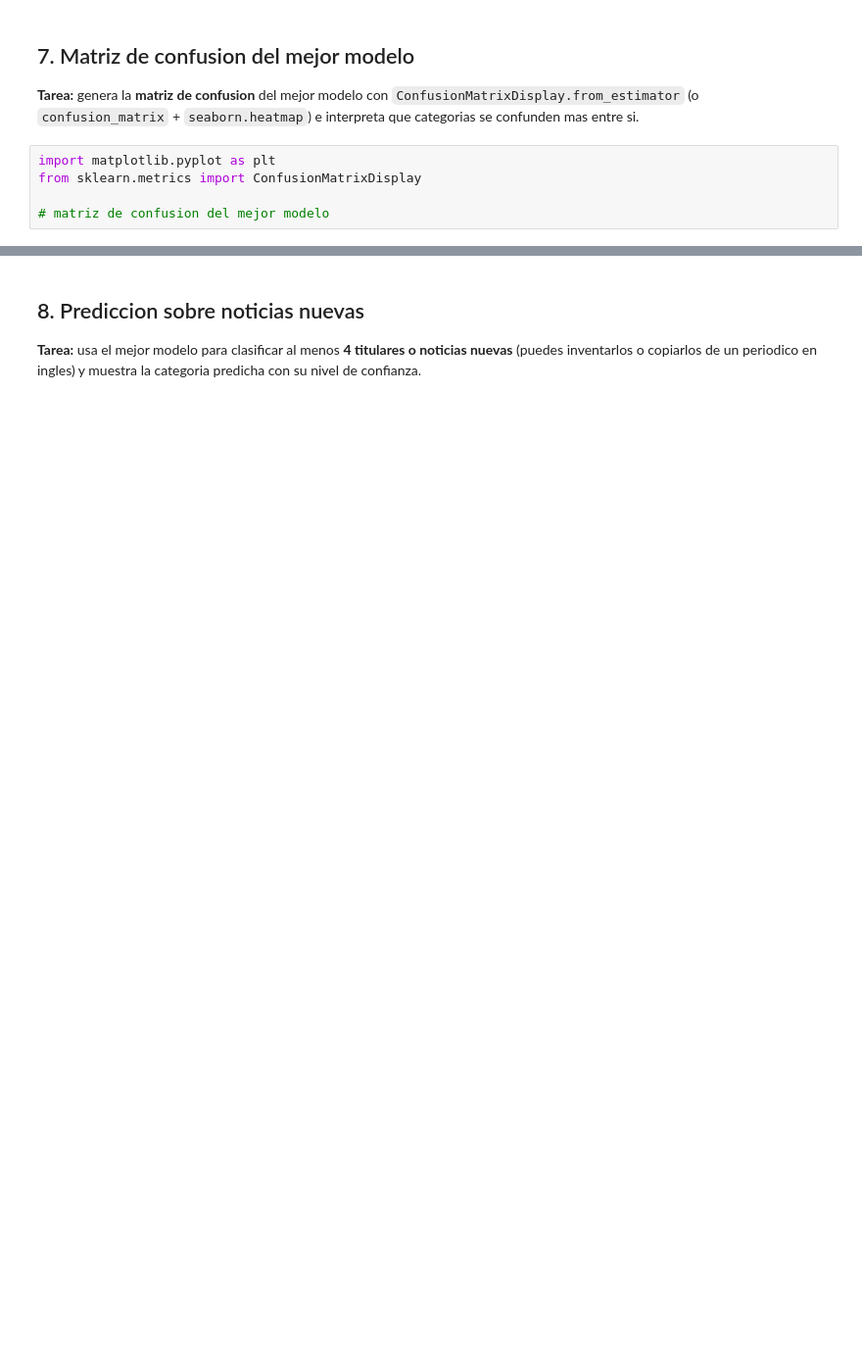
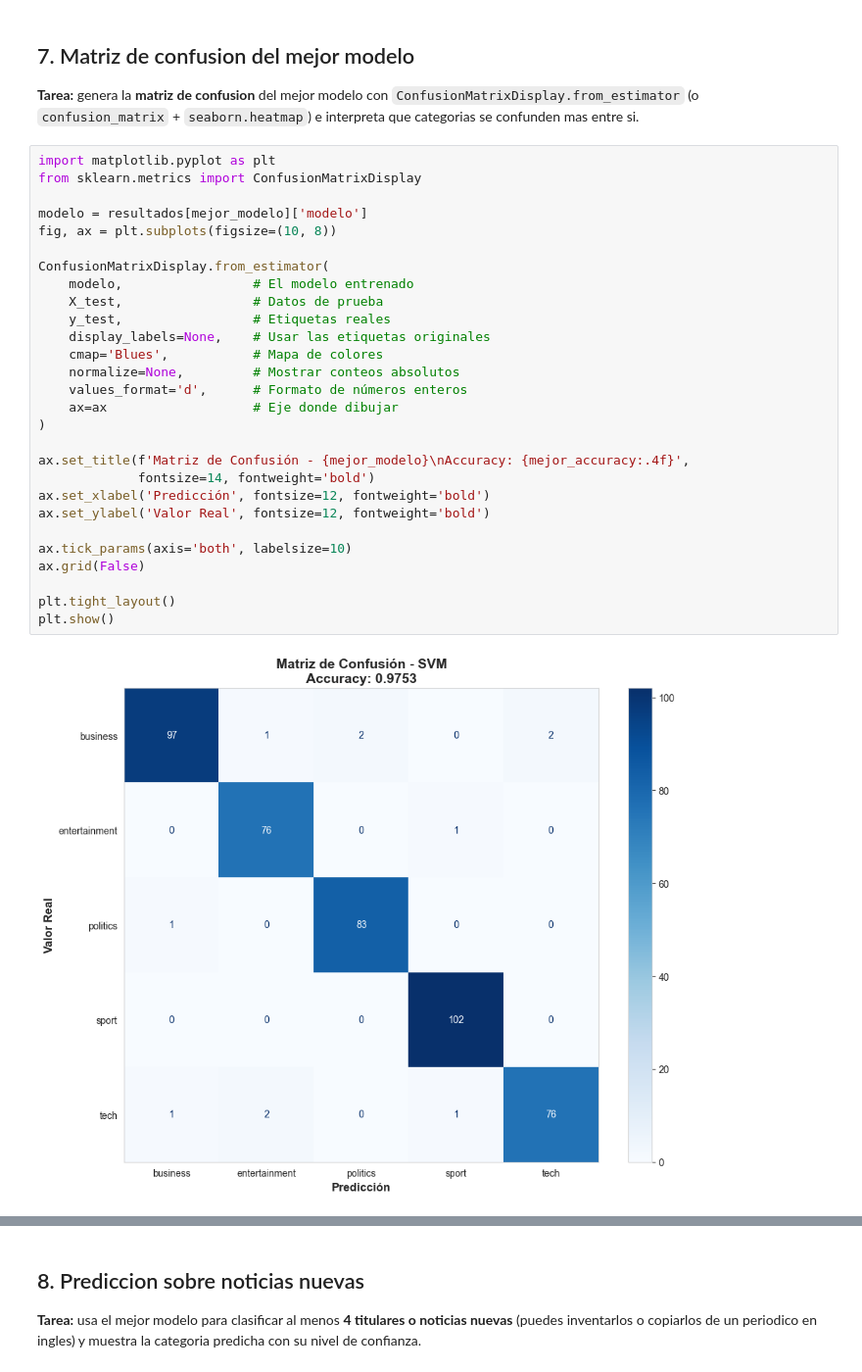
Before and after one commit to echaparro/Procesamiento_Natural_del_Lenguaje_2026, a Jupyter notebook: Modulo II/Actividad_6_Clasificacion_Texto_Multiclase_Pipelines.ipynb, the cells around one changed output, grey strips where cells are left out. Shown at 98% size. Drawn from its saved outputs; the diff is of its cells as text; blank space fills up the shorter version.

```diff
--- a/Modulo II/Actividad_6_Clasificacion_Texto_Multiclase_Pipelines.ipynb
+++ b/Modulo II/Actividad_6_Clasificacion_Texto_Multiclase_Pipelines.ipynb
@@ -132,5 +292,30 @@ que categorias se confunden mas entre si.
 # %%
 import matplotlib.pyplot as plt
 from sklearn.metrics import ConfusionMatrixDisplay
 
-# matriz de confusion del mejor modelo
+modelo = resultados[mejor_modelo]['modelo']
+fig, ax = plt.subplots(figsize=(10, 8))
+
+ConfusionMatrixDisplay.from_estimator(
+    modelo,                 # El modelo entrenado
+    X_test,                 # Datos de prueba
+    y_test,                 # Etiquetas reales
+    display_labels=None,    # Usar las etiquetas originales
+    cmap='Blues',           # Mapa de colores
+    normalize=None,         # Mostrar conteos absolutos
+    values_format='d',      # Formato de números enteros
+    ax=ax                   # Eje donde dibujar
+)
+
+ax.set_title(f'Matriz de Confusión - {mejor_modelo}\nAccuracy: {mejor_accuracy:.4f}',
+             fontsize=14, fontweight='bold')
+ax.set_xlabel('Predicción', fontsize=12, fontweight='bold')
+ax.set_ylabel('Valor Real', fontsize=12, fontweight='bold')
+
+ax.tick_params(axis='both', labelsize=10)
+ax.grid(False)
+
+plt.tight_layout()
+plt.show()
+# %% [output]
+[figure, added]
```
Also changed, not shown: parts of 10 cells of this notebook.
